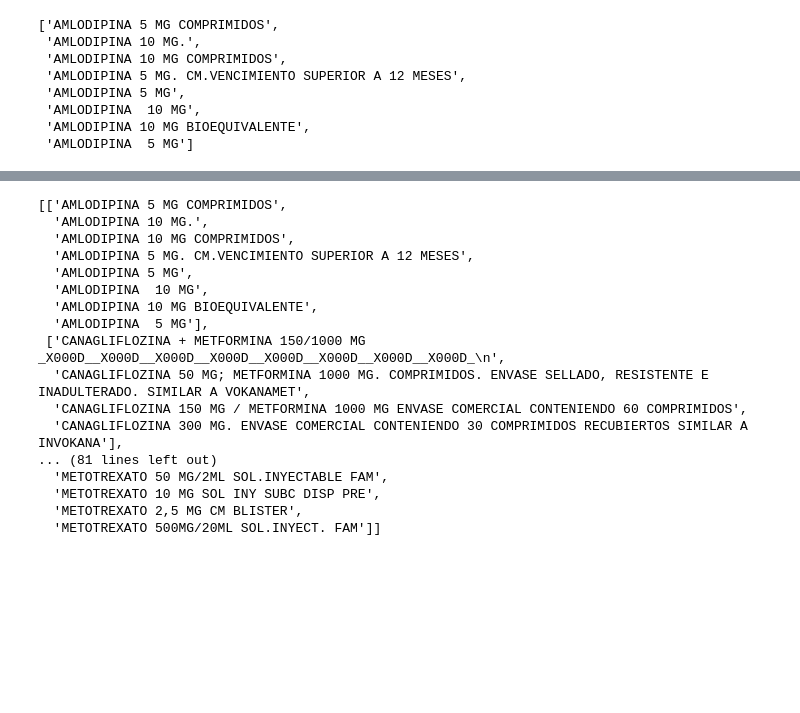
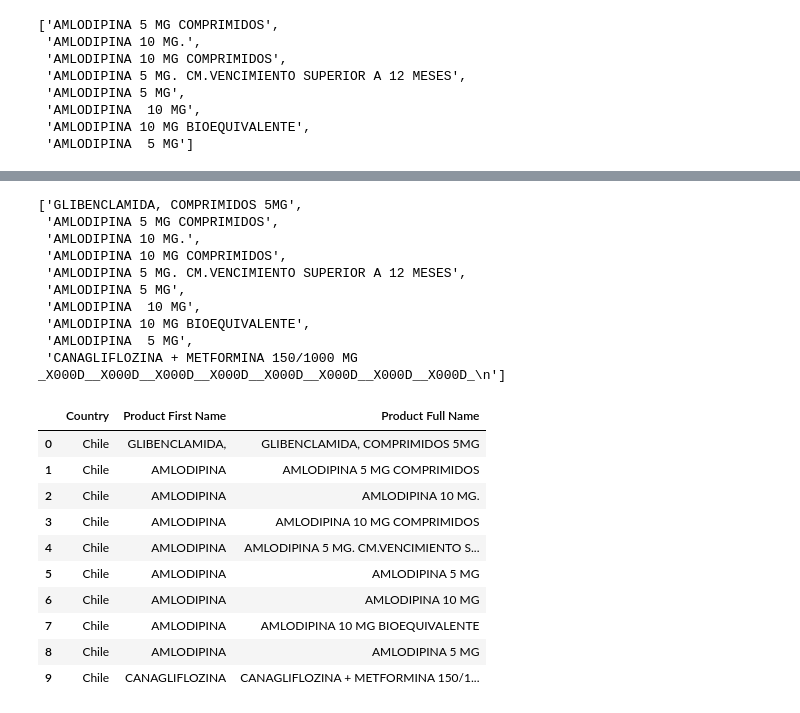
Before and after one commit to wenjunc2/PAHO-Drug-Data-Cleaning-Summer-2022, a Jupyter notebook: Drugs_Data_Cleaning.ipynb, the cells around one changed output, grey strips where cells are left out. Cells and saved outputs as stored; diff of their text form; code cells hidden in the pictures; blank space fills up the shorter version.

```diff
--- a/Drugs_Data_Cleaning.ipynb
+++ b/Drugs_Data_Cleaning.ipynb
@@ -360,0 +385,8 @@ ChileProductName_List_2[0]
+# %%
+ChileProductName_FirstName_Class = []
+
+count = 0
+while count < 302:
+  for i in range(0, ChileProductName_List_count[count]):
+    ChileProductName_FirstName_Class.append(ChileProductNamesFirst_Unique_Verbal[count])
+  count += 1
@@ -361,20 +411,36 @@ ChileProductName_List_2[0]
+# %%
+ChileProductName_FullName_List = []
+for i in ChileProductName_List:
+  for j in i:
+    ChileProductName_FullName_List.append(j)
 # %%
-ChileProductName_List_2[:10]
+ChileProductName_FullName_List[:10]
 # %% [output]
-[['AMLODIPINA 5 MG COMPRIMIDOS',
-  'AMLODIPINA 10 MG.',
-  'AMLODIPINA 10 MG COMPRIMIDOS',
-  'AMLODIPINA 5 MG. CM.VENCIMIENTO SUPERIOR A 12 MESES',
-  'AMLODIPINA 5 MG',
-  'AMLODIPINA  10 MG',
-  'AMLODIPINA 10 MG BIOEQUIVALENTE',
-  'AMLODIPINA  5 MG'],
- ['CANAGLIFLOZINA + METFORMINA 150/1000 MG _X000D__X000D__X000D__X000D__X000D__X000D__X000D__X000D_\n',
-  'CANAGLIFLOZINA 50 MG; METFORMINA 1000 MG. COMPRIMIDOS. ENVASE SELLADO, RESISTENTE E INADULTERADO. SIMILAR A VOKANAMET',
-  'CANAGLIFLOZINA 150 MG / METFORMINA 1000 MG ENVASE COMERCIAL CONTENIENDO 60 COMPRIMIDOS',
-  'CANAGLIFLOZINA 300 MG. ENVASE COMERCIAL CONTENIENDO 30 COMPRIMIDOS RECUBIERTOS SIMILAR A INVOKANA'],
-... (81 lines left out)
-  'METOTREXATO 50 MG/2ML SOL.INYECTABLE FAM',
-  'METOTREXATO 10 MG SOL INY SUBC DISP PRE',
-  'METOTREXATO 2,5 MG CM BLISTER',
-  'METOTREXATO 500MG/20ML SOL.INYECT. FAM']]
+['GLIBENCLAMIDA, COMPRIMIDOS 5MG',
+ 'AMLODIPINA 5 MG COMPRIMIDOS',
+ 'AMLODIPINA 10 MG.',
+ 'AMLODIPINA 10 MG COMPRIMIDOS',
+ 'AMLODIPINA 5 MG. CM.VENCIMIENTO SUPERIOR A 12 MESES',
+ 'AMLODIPINA 5 MG',
+ 'AMLODIPINA  10 MG',
+ 'AMLODIPINA 10 MG BIOEQUIVALENTE',
+ 'AMLODIPINA  5 MG',
+ 'CANAGLIFLOZINA + METFORMINA 150/1000 MG _X000D__X000D__X000D__X000D__X000D__X000D__X000D__X000D_\n']
+# %%
+Chiledata = {"Country": country_name_Chile, "Product First Name": ChileProductName_FirstName_Class, "Product Full Name": ChileProductName_FullName_List}
+# %%
+Chiledata_df = pd.DataFrame(Chiledata)
+# %%
+Chiledata_df[:10]
+# %% [output]
+|  | Country | Product First Name | Product Full Name |
+| 0 | Chile | GLIBENCLAMIDA, | GLIBENCLAMIDA, COMPRIMIDOS 5MG |
+| 1 | Chile | AMLODIPINA | AMLODIPINA 5 MG COMPRIMIDOS |
+| 2 | Chile | AMLODIPINA | AMLODIPINA 10 MG. |
+| 3 | Chile | AMLODIPINA | AMLODIPINA 10 MG COMPRIMIDOS |
+| 4 | Chile | AMLODIPINA | AMLODIPINA 5 MG. CM.VENCIMIENTO S... |
+| 5 | Chile | AMLODIPINA | AMLODIPINA 5 MG |
+| 6 | Chile | AMLODIPINA | AMLODIPINA 10 MG |
+| 7 | Chile | AMLODIPINA | AMLODIPINA 10 MG BIOEQUIVALENTE |
+| 8 | Chile | AMLODIPINA | AMLODIPINA 5 MG |
+| 9 | Chile | CANAGLIFLOZINA | CANAGLIFLOZINA + METFORMINA 150/1... |
```
Also changed, not shown: parts of 12 cells of this notebook.
